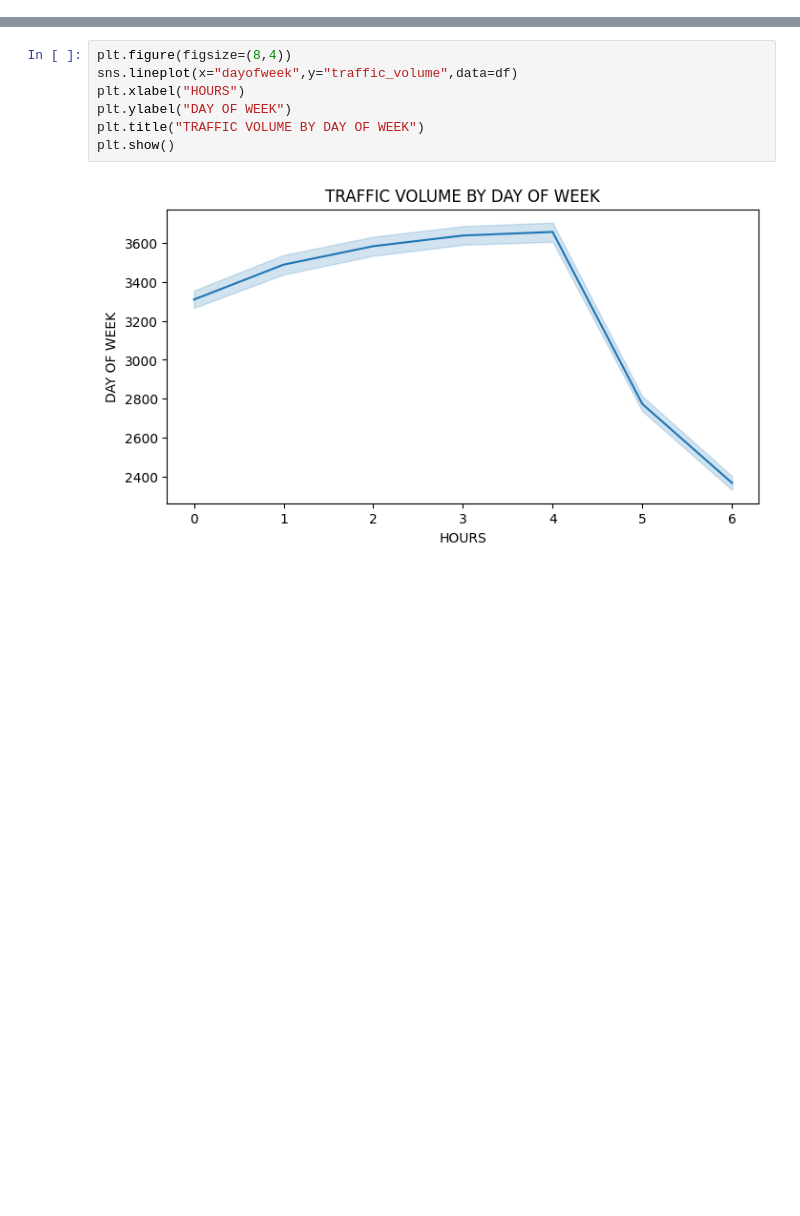
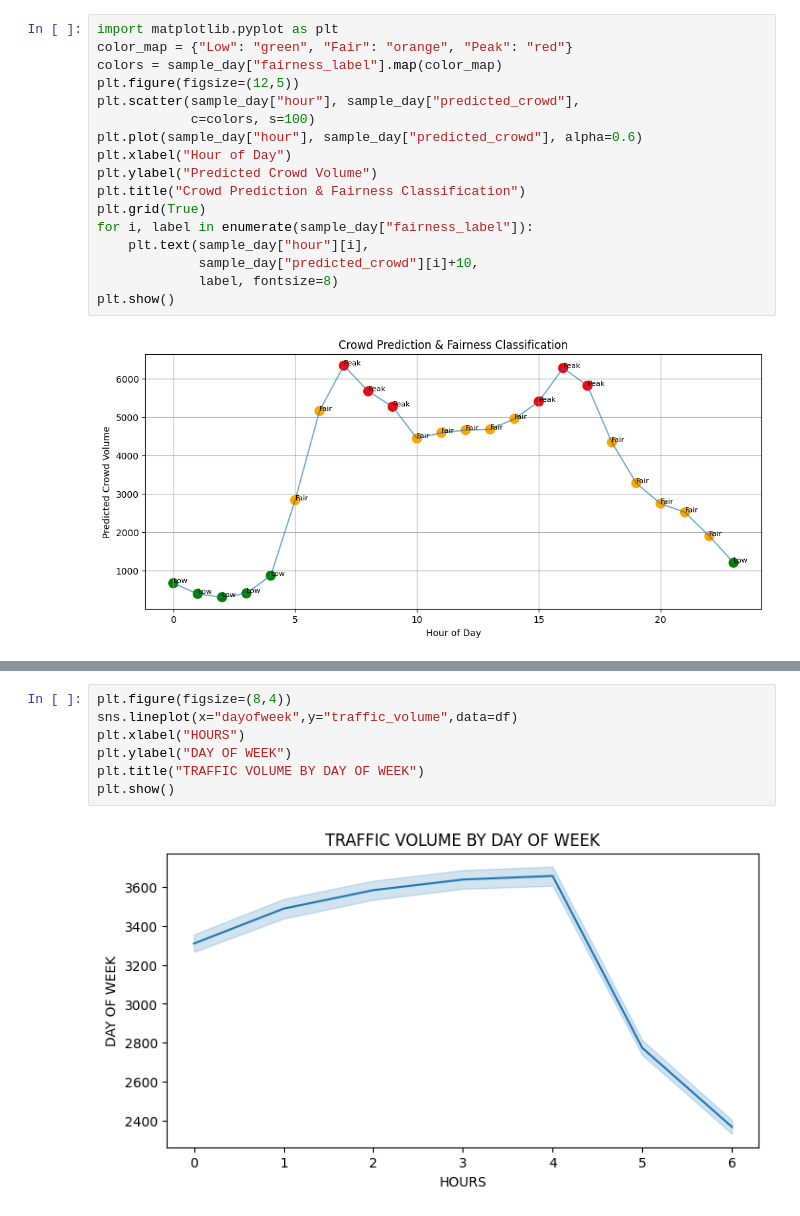
Before and after one commit to DarshiniSivakumar/CROWD_FLOW_FAIRNESS_PROJECT, a Jupyter notebook: CrowdFlowFairness_Project.ipynb, the cells around one changed output, grey strips where cells are left out. Saved outputs shown, nothing was run; the diff lists cells and outputs as text; blank space fills up the shorter version.

```diff
--- a/CrowdFlowFairness_Project.ipynb
+++ b/CrowdFlowFairness_Project.ipynb
@@ -2,0 +164,19 @@
+# %%
+import matplotlib.pyplot as plt
+color_map = {"Low": "green", "Fair": "orange", "Peak": "red"}
+colors = sample_day["fairness_label"].map(color_map)
+plt.figure(figsize=(12,5))
+plt.scatter(sample_day["hour"], sample_day["predicted_crowd"],
+            c=colors, s=100)
+plt.plot(sample_day["hour"], sample_day["predicted_crowd"], alpha=0.6)
+plt.xlabel("Hour of Day")
+plt.ylabel("Predicted Crowd Volume")
+plt.title("Crowd Prediction & Fairness Classification")
+plt.grid(True)
+for i, label in enumerate(sample_day["fairness_label"]):
+    plt.text(sample_day["hour"][i],
+             sample_day["predicted_crowd"][i]+10,
+             label, fontsize=8)
+plt.show()
+# %% [output]
+[figure, added]
```
Also changed, not shown: parts of 22 cells of this notebook.
